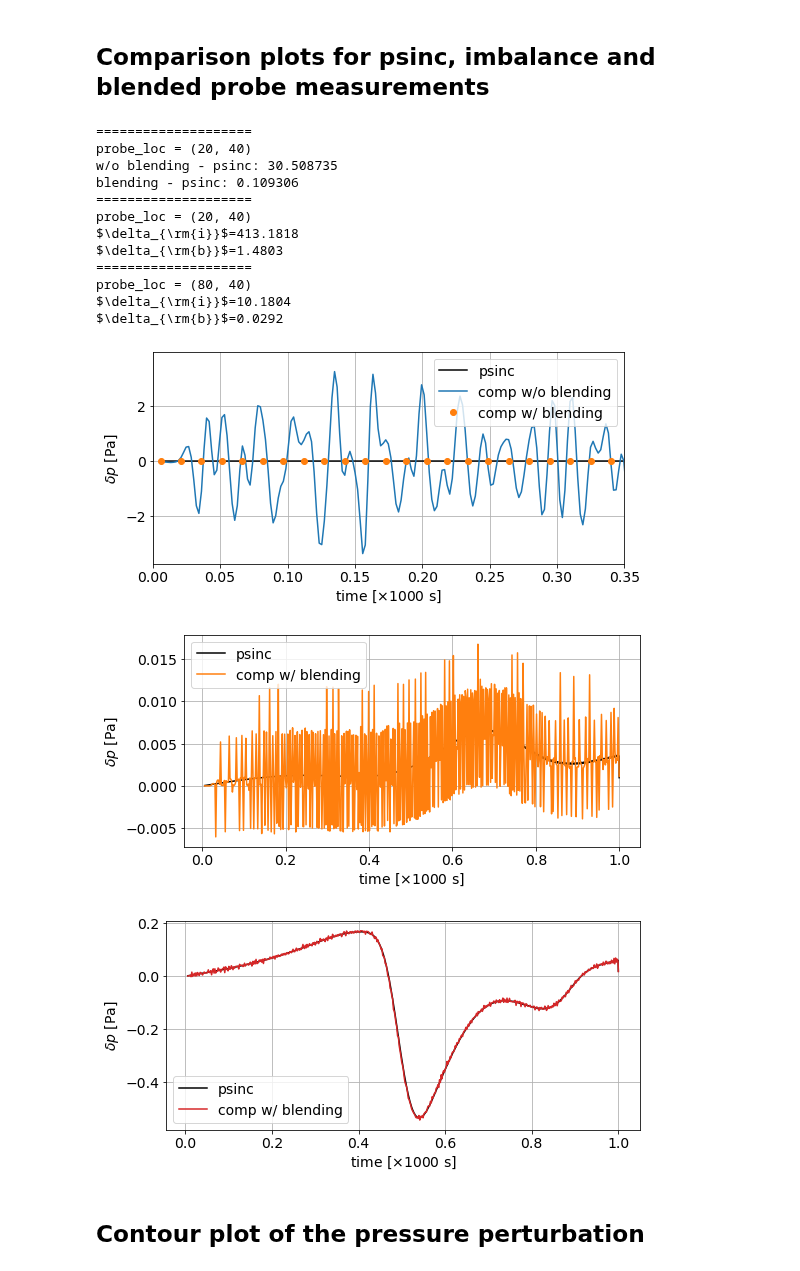
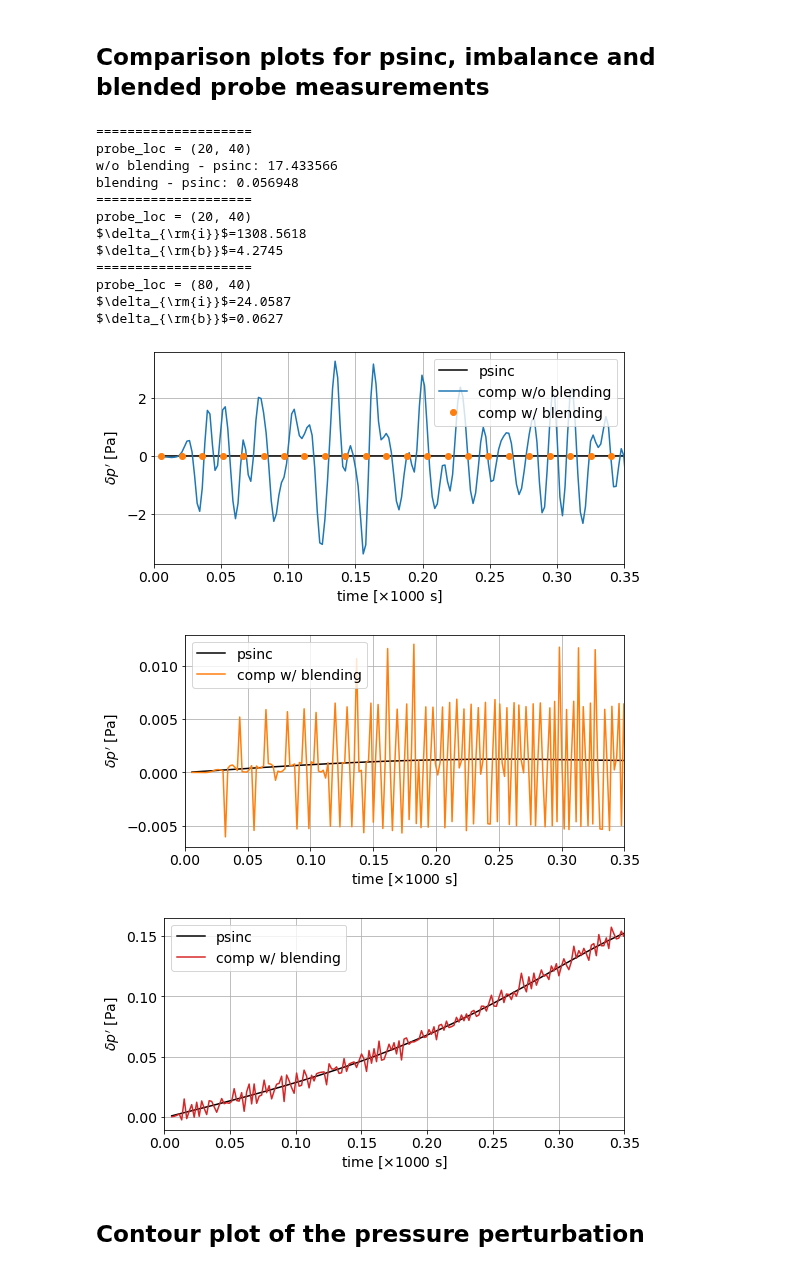
Before and after one commit to ray-chew/pyBELLA, a Jupyter notebook: visualiser_debugger/review_localdab/rising_bubble_initial_blending.ipynb, the cells around one changed output. Saved outputs shown, nothing was run; the diff lists cells and outputs as text; code cells hidden in the pictures.

Commit message:
updated RB plots back to delta pressure perturbation (Fig. 7)

```diff
--- a/visualiser_debugger/review_localdab/rising_bubble_initial_blending.ipynb
+++ b/visualiser_debugger/review_localdab/rising_bubble_initial_blending.ipynb
@@ -40,7 +40,7 @@ N = 1
 Nx, Ny = 160, 80
 tc = utils.test_case(base_fn,py_directory,Nx,Ny,et)
 times = np.arange(0,527)[1:] # Ma ~ 0.0341
-# times = np.arange(0,185)[1:]
+times = np.arange(0,185)[1:]
 # times = np.arange(0,630)[1:]
 
 probe_loc = [20,40]
@@ -150,7 +150,7 @@ for i,attribute in enumerate(attributes):
     ax.plot(tt, p2, 'C0', label=l2)
     ax.plot(tt, p3, 'C1o', ms=6, markevery=8, label=l3)
 
-    ax.set_ylabel(r'$\delta p$ [Pa]')
+    ax.set_ylabel(r'$\delta p^\prime$ [Pa]')
     ax.set_xlabel(r'time [$\times 1000$ s]')
     ax.set_xlim([0.0,0.35*et])
     ax.grid()
@@ -189,9 +189,9 @@ for i,attribute in enumerate(attributes):
     ax.plot(tt, p1, 'k', ms=4, label=l1)
     ax.plot(tt, p3, 'C1', ms=6, markevery=1, label=l3)
 
-    ax.set_ylabel(r'$\delta p$ [Pa]')
+    ax.set_ylabel(r'$\delta p^\prime$ [Pa]')
     ax.set_xlabel(r'time [$\times 1000$ s]')
-#     ax.set_xlim([0.0,0.35])
+    ax.set_xlim([0.0,0.35])
     ax.grid()
     ax.legend()
 #     ax.text(0.025,0.0033,l3a)
@@ -226,44 +226,44 @@ for i,attribute in enumerate(attributes):
     l3b += r'$\delta_{\rm{i}}$=%.4f' %((la.norm(p2-p1))/la.norm(p1))
     l3b += '\n'
     l3b += r'$\delta_{\rm{b}}$=%.4f' %((la.norm(p3-p1))/la.norm(p1))
 #     ax.annotate(l3b, (0.025,0.05))
 #     ax.annotate(l3b, (0.82,-0.225))
 
     ax.plot(tt, p1, 'k', ms=4, label=l1)
     ax.plot(tt, p3, 'C3', ms=6, markevery=1, label=l3)
 
-    ax.set_ylabel(r'$\delta p$ [Pa]')
+    ax.set_ylabel(r'$\delta p^\prime$ [Pa]')
     ax.set_xlabel(r'time [$\times 1000$ s]')
-#     ax.set_xlim([0.0,0.35])
+    ax.set_xlim([0.0,0.35])
     ax.grid()
     ax.legend()
 #     ax.text(0.025,0.05,l3b)
 
     pl.img.tight_layout()
 
     fn = 'rb_%i_%i_w_ib' %(probe_loc[0],probe_loc[1])
     pl.save_fig('./output/%s' %fn)
 
     print("probe_loc = (%i, %i)" %(probe_loc[0],probe_loc[1]))
 #     print("blending - psinc: %.6f" %(la.norm(p3-p1)))
 
     print(l3b)
 # %% [output]
 ====================
 probe_loc = (20, 40)
-w/o blending - psinc: 30.508735
-blending - psinc: 0.109306
+w/o blending - psinc: 17.433566
+blending - psinc: 0.056948
 ====================
 probe_loc = (20, 40)
-$\delta_{\rm{i}}$=413.1818
-$\delta_{\rm{b}}$=1.4803
+$\delta_{\rm{i}}$=1308.5618
+$\delta_{\rm{b}}$=4.2745
 ====================
 probe_loc = (80, 40)
-$\delta_{\rm{i}}$=10.1804
-$\delta_{\rm{b}}$=0.0292
+$\delta_{\rm{i}}$=24.0587
+$\delta_{\rm{b}}$=0.0627
-[figure, old version]
+[figure, new version]
-[figure, old version]
+[figure, new version]
-[figure, old version]
+[figure, new version]
 # %% [markdown]
 ## Contour plot of the pressure perturbation
 # %%
```
Also changed, not shown: parts of 2 cells of this notebook, 1 other file.
